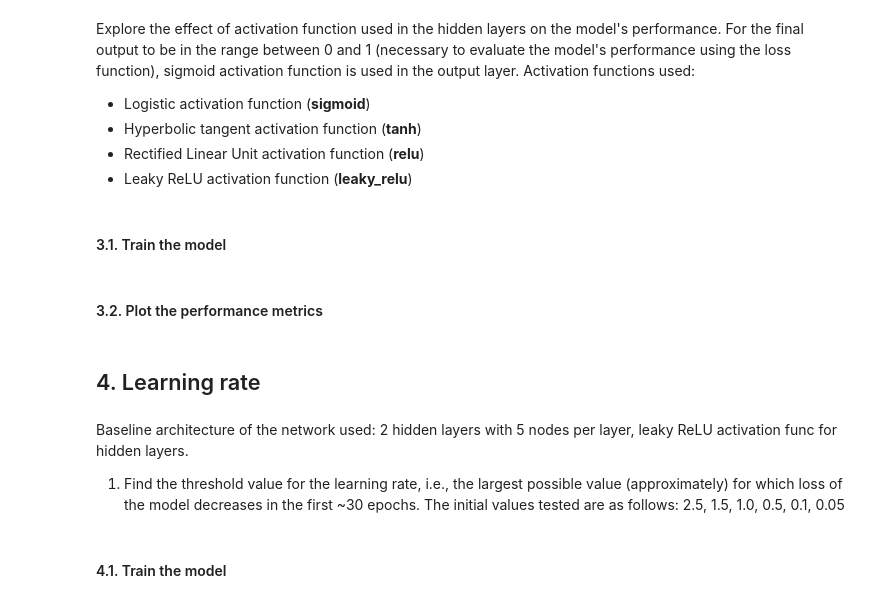
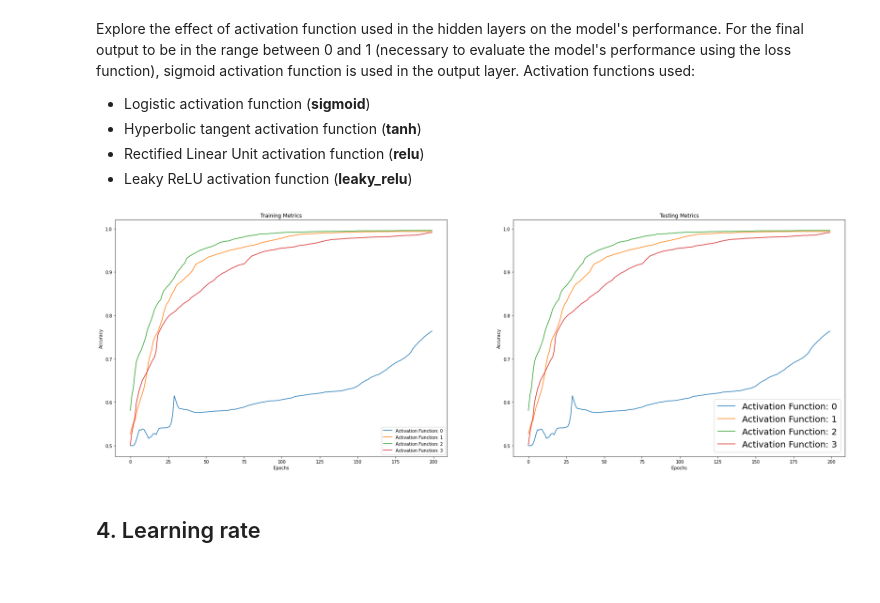
Before and after one commit to kymckay/f21bc-coursework, a Jupyter notebook: investigation.ipynb, the cells around one changed output. Cells and saved outputs as stored; diff of their text form; code cells hidden in the pictures.

```diff
--- a/investigation.ipynb
+++ b/investigation.ipynb
@@ -248,5 +211,3 @@ Activation functions used:
 - Hyperbolic tangent activation function (**tanh**)
 - Rectified Linear Unit activation function (**relu**)
 - Leaky ReLU activation function (**leaky_relu**)
-# %% [markdown]
-#### 3.1. Train the model
@@ -272,2 +213,0 @@ for i in range (nr_reps):
-# %% [markdown]
-#### 3.2. Plot the performance metrics
@@ -296,5 +214,8 @@ plt.show()
+# %%
+metrics_func = evaluate_parameters(act_funcs = [funcs.sigmoid, funcs.tanh, funcs.relu, funcs.leaky_relu])
+# %%
+graph_metrics('Activation Function', *metrics_func)
+# %% [output]
+[figure, added]
 # %% [markdown]
 ## 4. Learning rate
-# %% [markdown]
-Baseline architecture of the network used: 2 hidden layers with 5 nodes per layer, leaky ReLU activation func for hidden layers. <br>
-1. Find the threshold value for the learning rate, i.e., the largest possible value (approximately) for which loss of the model decreases in the first ~30 epochs. The initial values tested are as follows: 2.5, 1.5, 1.0, 0.5, 0.1, 0.05
@@ -330,2 +221,0 @@ plt.show()
-# %% [markdown]
-#### 4.1. Train the model
```
Also changed, not shown: parts of 30 cells of this notebook.
